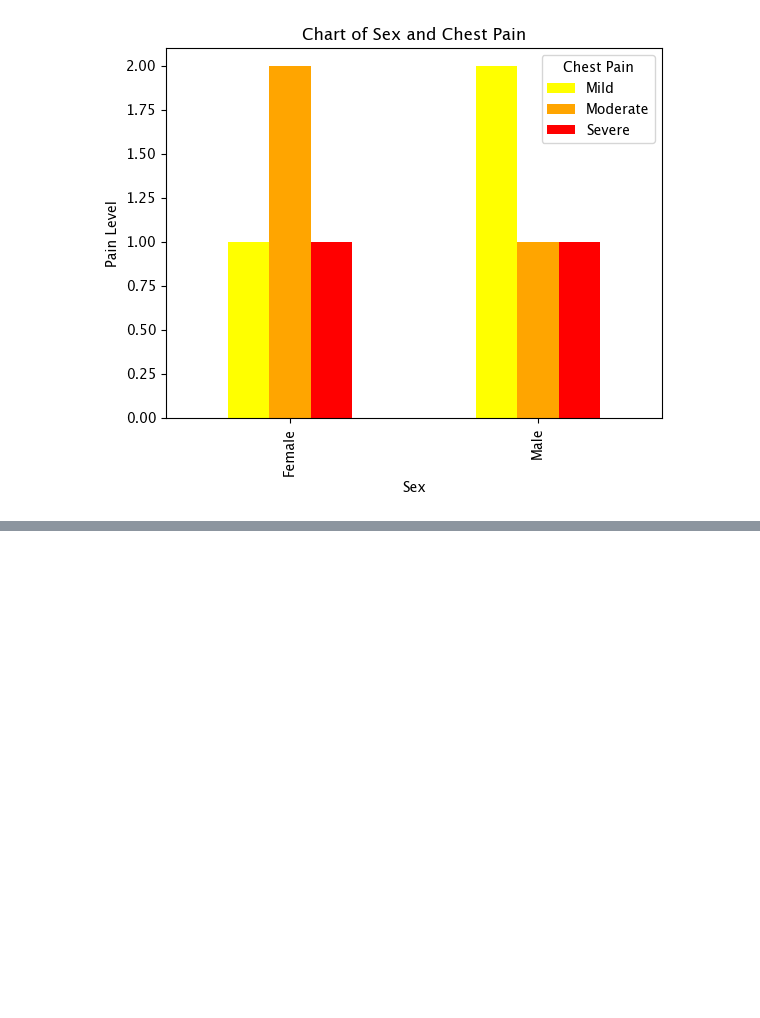
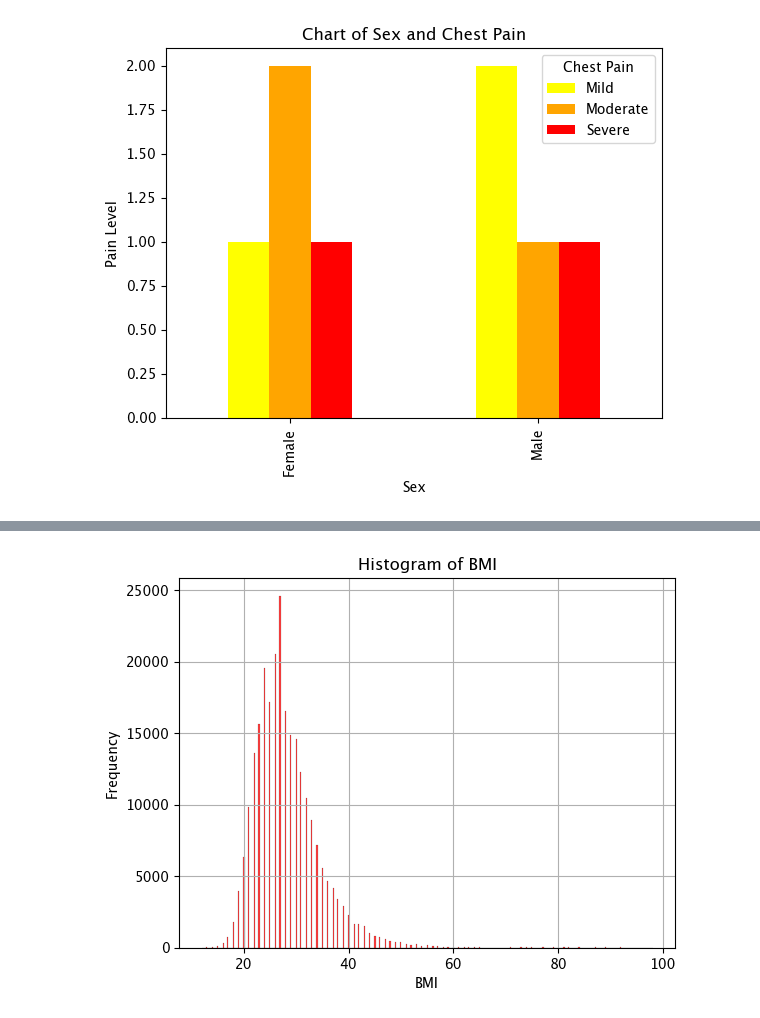
Before and after one commit to Dustin-Sheets/Project_4, a Jupyter notebook: Heart visualizations/heart disease .ipynb, the cells around one changed output, grey strips where cells are left out. Drawn from its saved outputs; the diff is of its cells as text; code cells hidden in the pictures; blank space fills up the shorter version.

```diff
--- a/Heart visualizations/heart disease .ipynb
+++ b/Heart visualizations/heart disease .ipynb
@@ -39,0 +130,9 @@ plt.show()
+# %%
+sns.histplot(df2['BMI'], kde=False, color='red')
+plt.title('Histogram of BMI')
+plt.xlabel('BMI')
+plt.ylabel('Frequency')
+plt.grid()
+plt.show()
+# %% [output]
+[figure, added]
```
Also changed, not shown: parts of 11 cells of this notebook, 2 other files.
